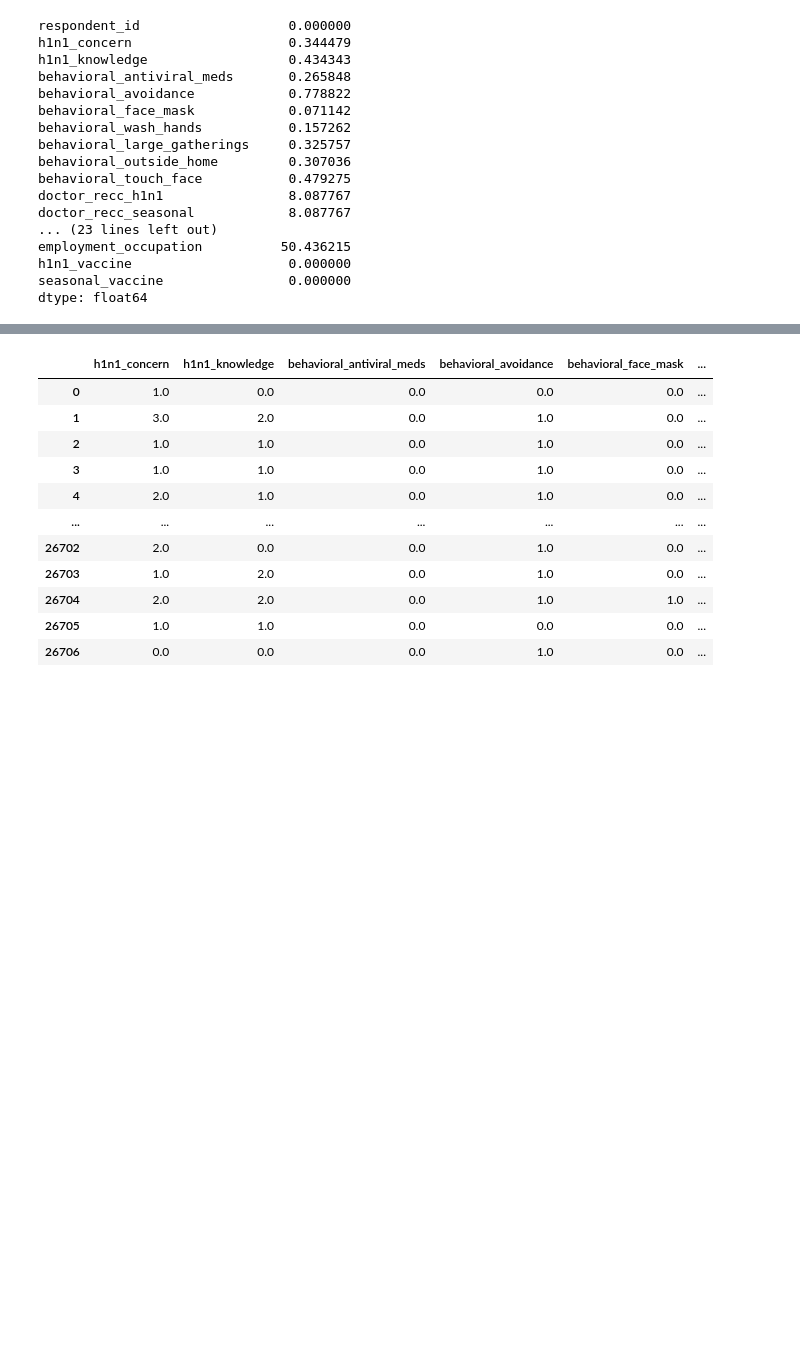
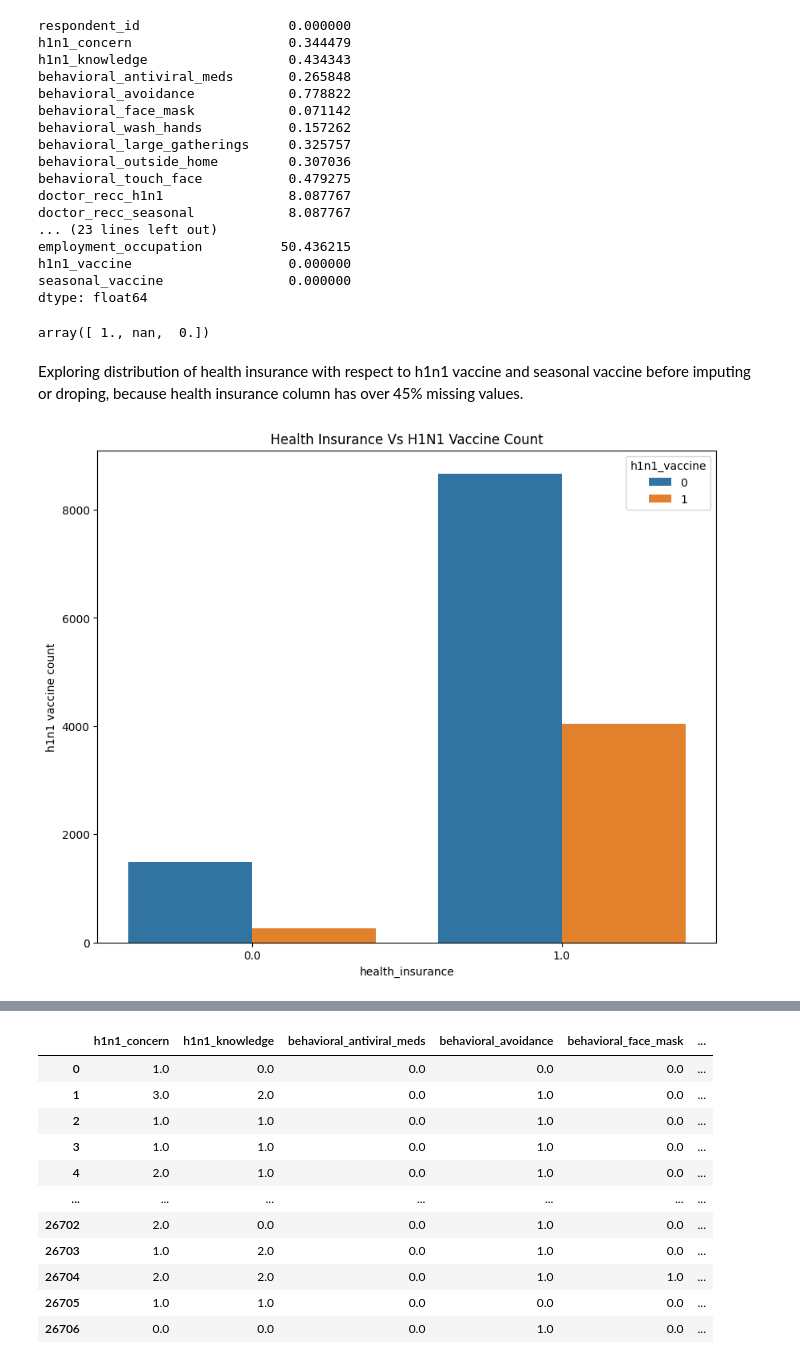
Before and after one commit to DhammikePremachandra/Predicting-H1N1-and-Seasonal-Flu-Vaccines, a Jupyter notebook: Predict_H1N1_Flu.ipynb, the cells around one changed output, grey strips where cells are left out. Drawn from its saved outputs; the diff is of its cells as text; code cells hidden in the pictures; blank space fills up the shorter version.

```diff
--- a/Predict_H1N1_Flu.ipynb
+++ b/Predict_H1N1_Flu.ipynb
@@ -166,3 +165,31 @@ employment_occupation          50.436215
 h1n1_vaccine                    0.000000
 seasonal_vaccine                0.000000
 dtype: float64
+# %%
+# Identifying unique values in the health insurance.
+df_train_data['health_insurance'].unique()
+# %% [output]
+array([ 1., nan,  0.])
+# %% [markdown]
+Exploring distribution of health insurance with respect to h1n1 vaccine and seasonal vaccine before imputing or droping, because health insurance column has over 45% missing values.
+# %%
+# Exploring health insurance with respect to the h1n1 vaccine.
+# Applying groupby to identify relashioship between health insurance and
+# h1n1 vacccine.
+insurance_h1n1 = df_train_data.groupby([
+    'health_insurance',
+    'h1n1_vaccine'
+]).size().reset_index().rename(columns={0 : 'h1n1 vaccine count'})
+
+# Visualizing Health Insurance Vs H1N1 count.
+plt.figure(figsize=(10,8))
+sns.barplot(
+    x='health_insurance',
+    y='h1n1 vaccine count',
+    hue='h1n1_vaccine',
+    data=insurance_h1n1
+)
+plt.title("Health Insurance Vs H1N1 Vaccine Count")
+plt.show()
+# %% [output]
+[figure, added]
```
Also changed, not shown: parts of 17 cells of this notebook.
